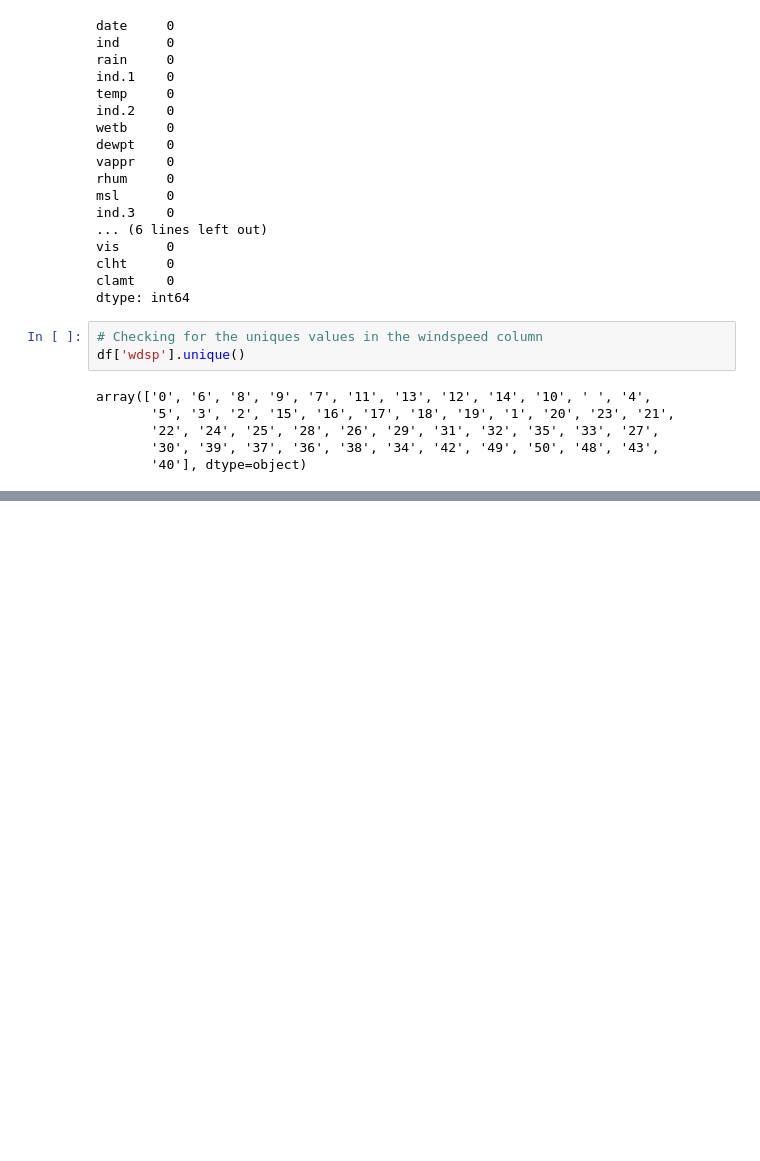
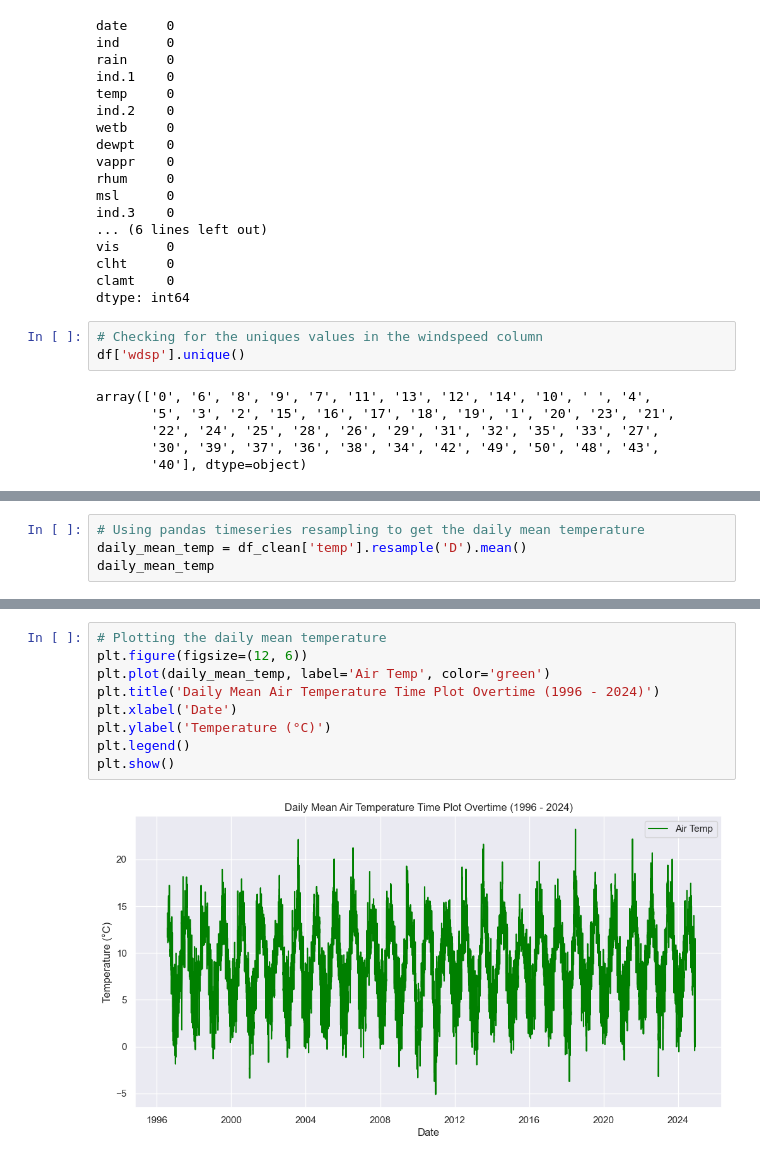
Before and after one commit to Gtalen/PFDA, a Jupyter notebook: pfda_assignment/assignment_6_weather.ipynb, the cells around one changed output, grey strips where cells are left out. Cells and saved outputs as stored; diff of their text form; blank space fills up the shorter version.

```diff
--- a/pfda_assignment/assignment_6_weather.ipynb
+++ b/pfda_assignment/assignment_6_weather.ipynb
@@ -218,0 +297,4 @@ plt.show()
+# %%
+# Using pandas timeseries resampling to get the daily mean temperature
+daily_mean_temp = df_clean['temp'].resample('D').mean()
+daily_mean_temp
@@ -218,0 +315,11 @@ plt.show()
+# %%
+# Plotting the daily mean temperature
+plt.figure(figsize=(12, 6))
+plt.plot(daily_mean_temp, label='Air Temp', color='green')
+plt.title('Daily Mean Air Temperature Time Plot Overtime (1996 - 2024)')
+plt.xlabel('Date')
+plt.ylabel('Temperature (°C)')
+plt.legend()
+plt.show()
+# %% [output]
+[figure, added]
```
Also changed, not shown: parts of 23 cells of this notebook, 1 other file.
